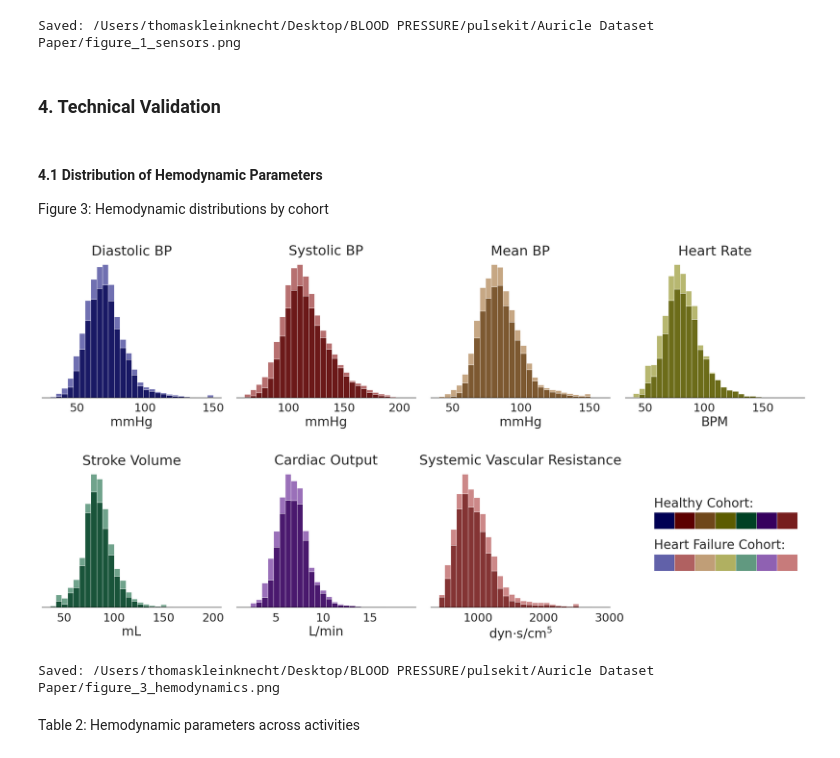
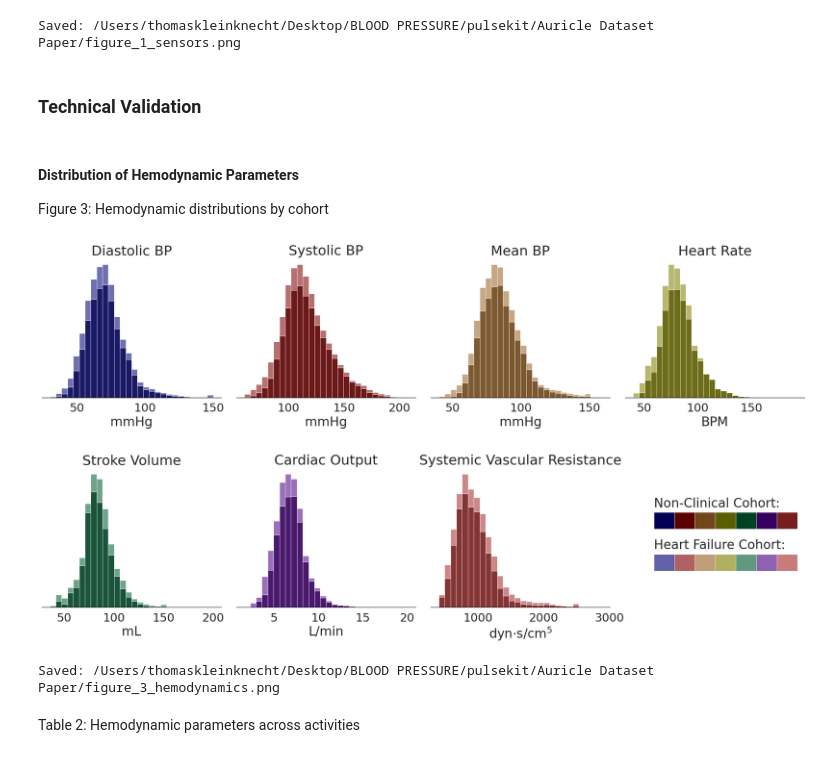
Before and after one commit to chai-toronto/pulsekit, a Jupyter notebook: Auricle Dataset Paper/reproduce_paper_figures.ipynb, the cells around one changed output. Cells and saved outputs as stored; diff of their text form; code cells hidden in the pictures.

```diff
--- a/Auricle Dataset Paper/reproduce_paper_figures.ipynb
+++ b/Auricle Dataset Paper/reproduce_paper_figures.ipynb
@@ -279,7 +279,7 @@ Saved: /Users/thomaskleinknecht/Desktop/BLOOD PRESSURE/pulsekit/Auricle Dataset
 Figure 1: Anatomical sensor placement diagram with example signal clip
 # %%
 TARGET_SESSION = "HC_10_2"
-TARGET_WINDOW_ID = 58
+TARGET_WINDOW_ID = 174  # 10-second window starts at the same sample as the former 30-second window 58.
 DISPLAY_SECONDS = 3
 CLIP_OFFSET_SECONDS = 3
 TRACE_SCALE = 0.75
@@ -315,7 +315,7 @@ FILTER_SETTINGS = {
 }
 
 session_dir = DATA_DIR / TARGET_SESSION
-fixed_df = pd.read_csv(session_dir / FIXED_30_FILE)
+fixed_df = pd.read_csv(session_dir / WINDOW_FILE)
 quality_row = fixed_df.loc[fixed_df["window_id"].eq(TARGET_WINDOW_ID)]
 if quality_row.empty:
     raise ValueError(f"Window {TARGET_WINDOW_ID} not found in {TARGET_SESSION}.")
@@ -325,7 +325,9 @@ minimum_quality = pd.to_numeric(quality_row.iloc[0][quality_columns], errors="co
 SAMPLING_RATE = FS
 window_start = int(quality_row.iloc[0]["start"])
 clip_start = window_start + int(CLIP_OFFSET_SECONDS * SAMPLING_RATE)
-clip_end = min(int(quality_row.iloc[0]["end"]), clip_start + int(DISPLAY_SECONDS * SAMPLING_RATE))
+clip_end = clip_start + int(DISPLAY_SECONDS * SAMPLING_RATE)
+if clip_start < window_start or clip_end > int(quality_row.iloc[0]["end"]):
+    raise ValueError(f"Requested clip does not fit in window {TARGET_WINDOW_ID} of {TARGET_SESSION}.")
 time_vector = (np.arange(clip_start, clip_end) - clip_start) / SAMPLING_RATE
 
 
@@ -398,16 +400,16 @@ print(f"Saved: {OUT_DIR / 'figure_1_sensors.png'}")
 [figure]
 Saved: /Users/thomaskleinknecht/Desktop/BLOOD PRESSURE/pulsekit/Auricle Dataset Paper/figure_1_sensors.png
 # %% [markdown]
-### 4. Technical Validation
+### Technical Validation
 # %% [markdown]
-#### 4.1 Distribution of Hemodynamic Parameters
+#### Distribution of Hemodynamic Parameters
 
 Figure 3: Hemodynamic distributions by cohort
 # %%
 PHYSIOLOGICAL_VALID_RANGES = {
-    "Diastolic_BP": (30, 150), "Systolic_BP": (60, 250), "Mean_BP": (40, 180),
-    "Heart_Rate": (40, 180), "Stroke_Volume": (20, 200),
-    "Cardiac_Output": (1.5, 19), "SVR": (400, 2900),
+    "Diastolic_BP": (30, 150), "Systolic_BP": (60, 250), "Mean_BP": (40, 200),
+    "Heart_Rate": (40, 195), "Stroke_Volume": (20, 200),
+    "Cardiac_Output": (1.5, 25), "SVR": (400, 3500),
 }
 
 cycle_files = sorted(DATA_DIR.glob(f"*/{CYCLE_FILE}"))
@@ -465,35 +467,35 @@ for i, (col, target_name) in enumerate(zip(midpoint_cols, hemo_targets)):
         ax.set_xlabel(unit, fontsize=22)
     else:
         dark_shade, light_shade = make_shades(target_colors[i])
         ax.hist([healthy_vals, hf_vals], bins=28, stacked=True,
                 color=[dark_shade, light_shade], alpha=0.9, edgecolor="white", linewidth=0.7)
         ax.set_title(clean_title, fontsize=26)
         ax.set_xlabel(unit, fontsize=24)
     ax.set_ylabel("")
     ax.set_yticks([])
     ax.tick_params(axis="y", left=False, labelleft=False)
     ax.tick_params(axis="x", labelsize=22)
     for side in ("left", "top", "right"):
         ax.spines[side].set_visible(False)
     ax.spines["bottom"].set_color("black")
     ax.spines["bottom"].set_linewidth(0.8)
 
 dark_shades = [make_shades(color)[0] for color in target_colors]
 light_shades = [make_shades(color)[1] for color in target_colors]
 x0, bar_h, bar_w = 0.16, 0.12, 0.8
 seg_w = bar_w / max(len(target_colors), 1)
 y_light, y_dark = 0.26, 0.56
 for j, (dark, light) in enumerate(zip(dark_shades, light_shades)):
     xj = x0 + j * seg_w
     legend_ax.add_patch(plt.Rectangle((xj, y_dark), seg_w, bar_h, transform=legend_ax.transAxes, facecolor=dark, edgecolor="white", linewidth=0.6))
     legend_ax.add_patch(plt.Rectangle((xj, y_light), seg_w, bar_h, transform=legend_ax.transAxes, facecolor=light, edgecolor="white", linewidth=0.6))
-legend_ax.text(x0, y_dark + bar_h + 0.02, "Healthy Cohort:", transform=legend_ax.transAxes, ha="left", va="bottom", fontsize=24)
+legend_ax.text(x0, y_dark + bar_h + 0.02, "Non-Clinical Cohort:", transform=legend_ax.transAxes, ha="left", va="bottom", fontsize=24)
 legend_ax.text(x0, y_light + bar_h + 0.02, "Heart Failure Cohort:", transform=legend_ax.transAxes, ha="left", va="bottom", fontsize=24)
 fig.savefig(OUT_DIR / "figure_3_hemodynamics.png", dpi=300, bbox_inches="tight", facecolor="white")
 plt.show()
 print(f"Saved: {OUT_DIR / 'figure_3_hemodynamics.png'}")
 # %% [output]
-[figure, old version]
+[figure, new version]
 Saved: /Users/thomaskleinknecht/Desktop/BLOOD PRESSURE/pulsekit/Auricle Dataset Paper/figure_3_hemodynamics.png
 # %% [markdown]
 Table 2: Hemodynamic parameters across activities
```
Also changed, not shown: parts of 19 cells of this notebook, 5 other files.
